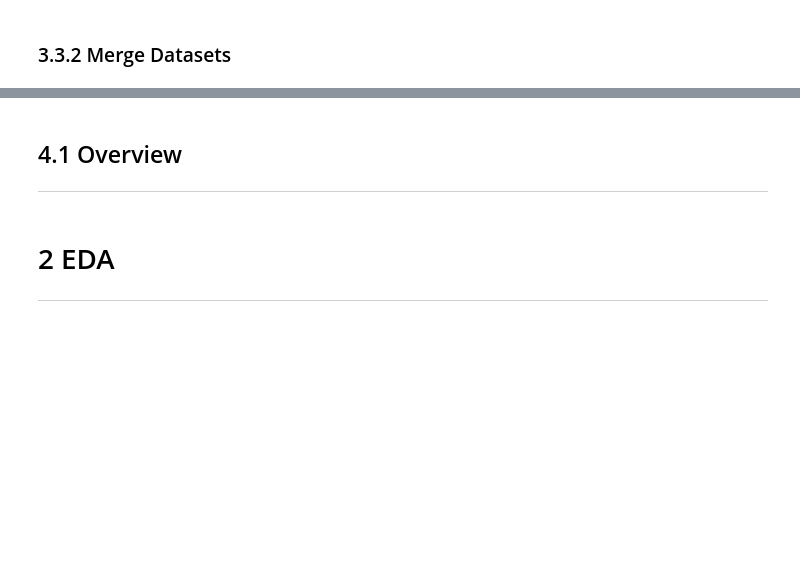
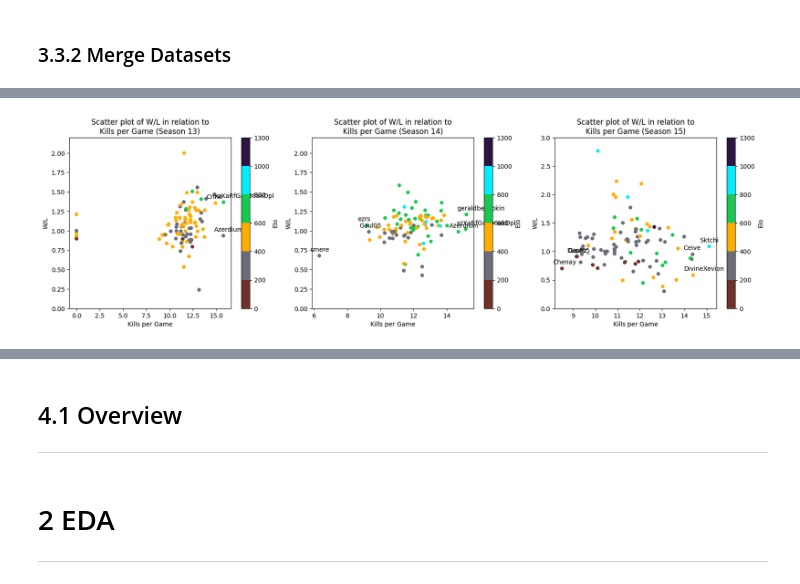
Before and after one commit to philipsinnott/Stratus, a Jupyter notebook: Stratus EDA.ipynb, the cells around one changed output, grey strips where cells are left out. Cells and saved outputs as stored; diff of their text form; code cells hidden in the pictures; blank space fills up the shorter version.

```diff
--- a/Stratus EDA.ipynb
+++ b/Stratus EDA.ipynb
@@ -305,0 +408,15 @@ df_non_prem.plot()
+# %%
+# Create custom cbar for rank colors (bronze/silver/gold/emerald/diamond/plasma)
+import matplotlib.colors as mcolors
+
+# Define colors
+colors = [(111/255, 50/255, 42/255), (107/255, 110/255, 121/255), (255/255, 173/255, 0/255), (24/255, 200/255, 82/255), (0/255, 237/255, 252/255), (44/255, 20/255, 69/255)]
+
+# Define value ranges
+vals = [0, 200, 400, 600, 800, 1000, 1300]
+
+# Create the colormap
+cmap = mcolors.ListedColormap(colors, name='custom')
+
+# Create the norm
+norm = mcolors.BoundaryNorm(vals, cmap.N)
@@ -305,0 +426,65 @@ df_non_prem.plot()
+# %%
+fig, axs = plt.subplots(1, 3, figsize=(20, 5))
+
+# Find the top 3 outliers (top/low) for Rating in s13 DataFrame
+top_outliers = s13.nlargest(3, 'Kills per Game')
+#banned players
+#low_outliers = s13.nsmallest(3, 'Kills per Game')
+
+# Plot the scatter plot
+sc = axs[0].scatter(x=s13['Kills per Game'], y=s13["w_l"], marker='o', c=s13['elo'], cmap=cmap, norm=norm, s=25)
+axs[0].set_xlabel('Kills per Game')
+axs[0].set_ylabel('W/L')
+axs[0].set_ylim(0.0, 2.2)
+axs[0].set_title('Scatter plot of W/L in relation to\nKills per Game (Season 13)')
+fig.colorbar(sc, ax=axs[0], label="Elo")
+
+# Add text labels for the top 6 outliers
+for i, player in top_outliers.iterrows():
+    axs[0].annotate(player["Player"], xy=(player['Kills per Game'], player["w_l"]), xytext=(-15,5), textcoords='offset points', ha='left', va='bottom', fontsize=10)
+
+#for i, player in low_outliers.iterrows():
+#    axs[0].annotate(player["Player"], xy=(player['Kills per Game'], player["w_l"]), xytext=(-15,5), textcoords='offset points', ha='left', va='bottom', fontsize=10)
+
+# Find the top 3 outliers (top/low) for Kills per Game in s14 DataFrame
+top_outliers = s14.nlargest(3, 'Kills per Game')
+low_outliers = s14.nsmallest(3, 'Kills per Game')
+
+# Plot the scatter plot
+sc = axs[1].scatter(x=s14['Kills per Game'], y=s14["w_l"], marker='o', c=s14['elo'], cmap=cmap, norm=norm, s=25)
+axs[1].set_xlabel('Kills per Game')
+axs[1].set_ylabel('W/L')
+axs[1].set_ylim(0.0, 2.2)
+axs[1].set_title('Scatter plot of W/L in relation to\nKills per Game (Season 14)')
+fig.colorbar(sc, ax=axs[1], label="Elo")
+
+# Add text labels for the top 6 outliers
+for i, player in top_outliers.iterrows():
+    axs[1].annotate(player["Player"], xy=(player['Kills per Game'], player["w_l"]), xytext=(-15,5), textcoords='offset points', ha='left', va='bottom', fontsize=10)
+
+for i, player in low_outliers.iterrows():
+    axs[1].annotate(player["Player"], xy=(player['Kills per Game'], player["w_l"]), xytext=(-15,5), textcoords='offset points', ha='left', va='bottom', fontsize=10)
+
+
+# Find the top 3 outliers (top/low) for Kills per Game in s15 DataFrame
+top_outliers = s15.nlargest(3, 'Kills per Game')
+low_outliers = s15.nsmallest(3, 'Kills per Game')
+
+# Plot the scatter plot
+sc = axs[2].scatter(x=s15['Kills per Game'], y=s15["w_l"], marker='o', c=s15['elo'], cmap=cmap, norm=norm, s=25)
+axs[2].set_xlabel('Kills per Game')
+axs[2].set_ylabel('W/L')
+axs[2].set_ylim(0.0, 3)
+axs[2].set_title('Scatter plot of W/L in relation to\nKills per Game (Season 15)')
+fig.colorbar(sc, ax=axs[2], label="Elo")
+
+# Add text labels for the top 6 outliers
+for i, player in top_outliers.iterrows():
+    axs[2].annotate(player["Player"], xy=(player['Kills per Game'], player["w_l"]), xytext=(-15,5), textcoords='offset points', ha='left', va='bottom', fontsize=10)
+
+for i, player in low_outliers.iterrows():
+    axs[2].annotate(player["Player"], xy=(player['Kills per Game'], player["w_l"]), xytext=(-15,5), textcoords='offset points', ha='left', va='bottom', fontsize=10)
+
+plt.show()
+# %% [output]
+[figure, added]
```
Also changed, not shown: parts of 64 cells of this notebook, 1 other file.
